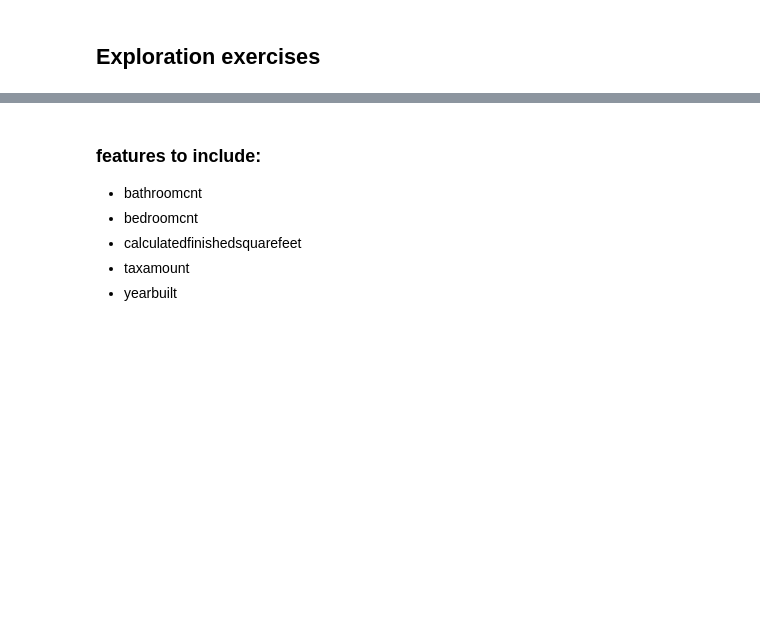
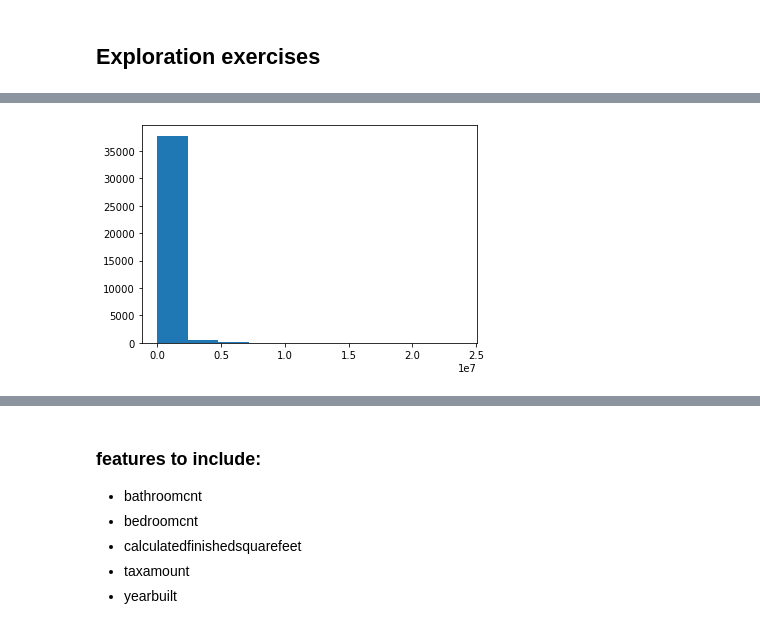
Before and after one commit to mariamnaqvi/predicting_property_values, a Jupyter notebook: scratchpad.ipynb, the cells around one changed output, grey strips where cells are left out. Cells and saved outputs as stored; diff of their text form; code cells hidden in the pictures; blank space fills up the shorter version.

```diff
--- a/scratchpad.ipynb
+++ b/scratchpad.ipynb
@@ -98,0 +157,6 @@ memory usage: 2.5+ MB
+# %%
+df.taxvaluedollarcnt.hist()
+plt.grid(False)
+plt.show()
+# %% [output]
+[figure, added]
```
Also changed, not shown: parts of 77 cells of this notebook.
